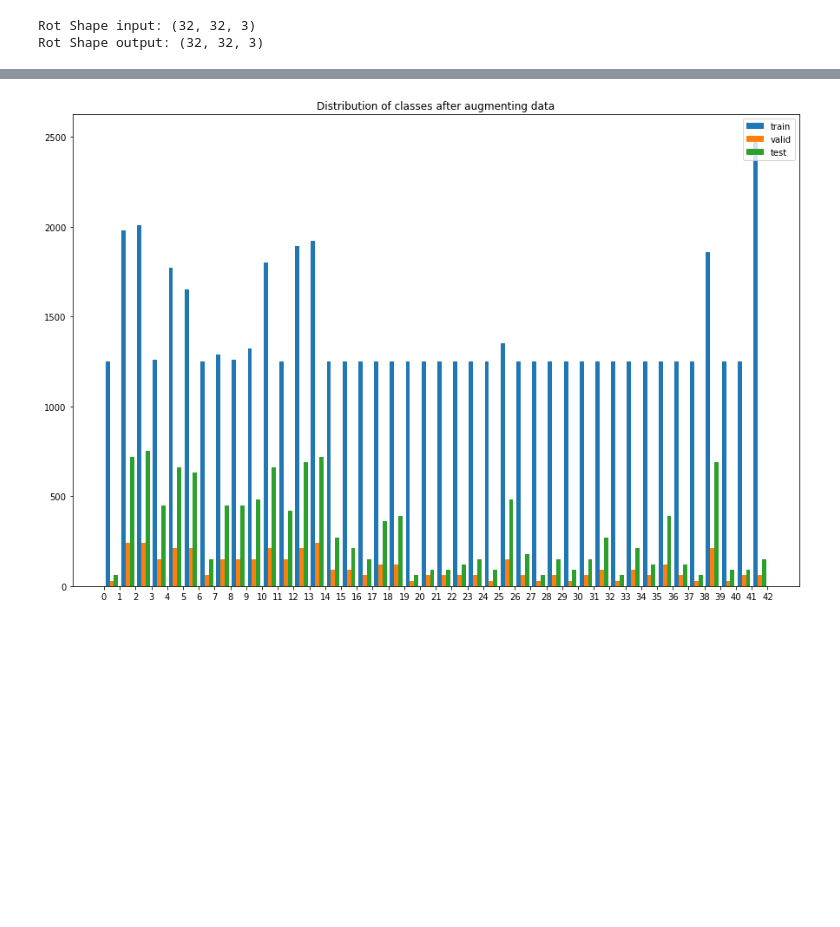
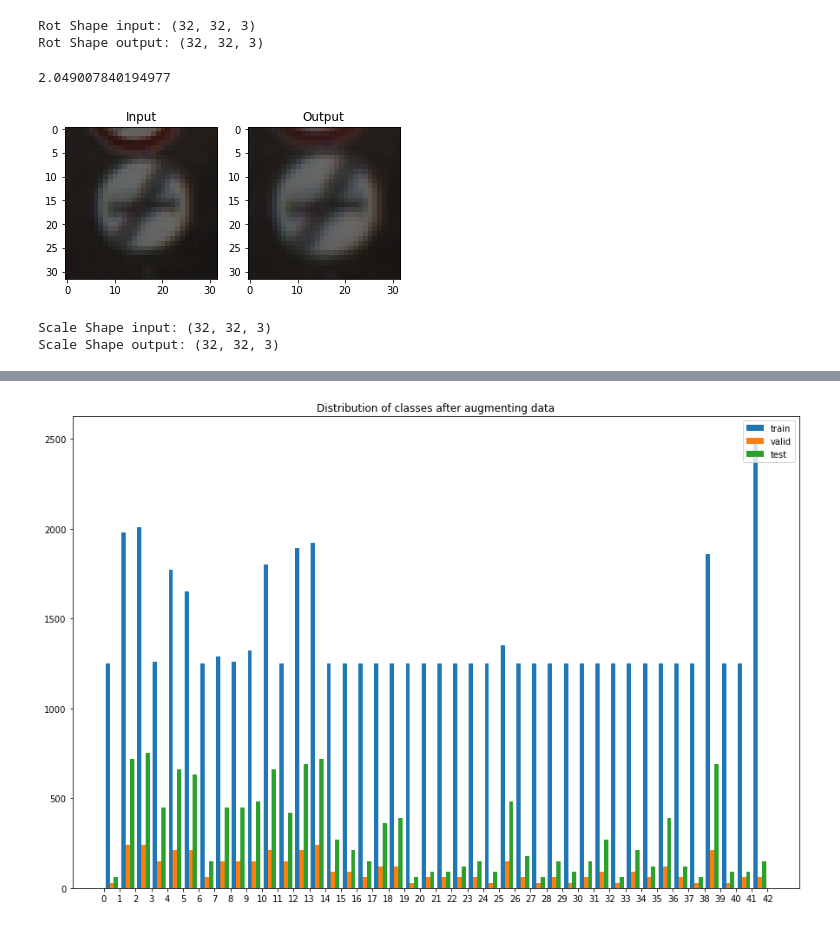
Before and after one commit to var7/CarND-Traffic-Sign-Classifier-Project, a Jupyter notebook: Traffic_Sign_Classifier.ipynb, the cells around one changed output, grey strips where cells are left out. Drawn from its saved outputs; the diff is of its cells as text; code cells hidden in the pictures; blank space fills up the shorter version.

```diff
--- a/Traffic_Sign_Classifier.ipynb
+++ b/Traffic_Sign_Classifier.ipynb
@@ -219,6 +219,36 @@ rot_translate(X_train[10], show=True)
 [figure]
 Rot Shape input: (32, 32, 3)
 Rot Shape output: (32, 32, 3)
+# %%
+def scale_change(img, scl=3.2, show=False, setScale=False):
+    rows,cols,ch = img.shape
+    scale = np.random.uniform(-scl,scl)
+    if setScale == True:
+        scale = scl
+    pts1 = np.float32([[0,0],[32,0],[32, 32]])
+#     if scale > 0:
+#         pts2 = np.float32([[-scale,-scale],[32+scale,-scale],[32+scale,32+scale]])
+#     else:
+    pts2 = np.float32([[-scale,-scale],[32+scale,-scale],[32+scale,32+scale]])
+    M = cv2.getAffineTransform(pts1,pts2)
+
+    dst = cv2.warpAffine(img,M,(cols,rows))
+    if show==True:
+        print(scale)
+        plt.subplot(121),plt.imshow(img.squeeze(), cmap='gray'),plt.title('Input')
+        plt.subplot(122),plt.imshow(dst.squeeze(), cmap='gray'),plt.title('Output')
+        plt.show()
+        print('Scale Shape input:', img.shape)
+        print('Scale Shape output:', dst.shape)
+        return
+    return dst
+# %%
+scale_change(X_train[10], show=True)
+# %% [output]
+2.049007840194977
+[figure, added]
+Scale Shape input: (32, 32, 3)
+Scale Shape output: (32, 32, 3)
 # %%
 # augment the data
 
```
Also changed, not shown: parts of 6 cells of this notebook, 2 other files.
